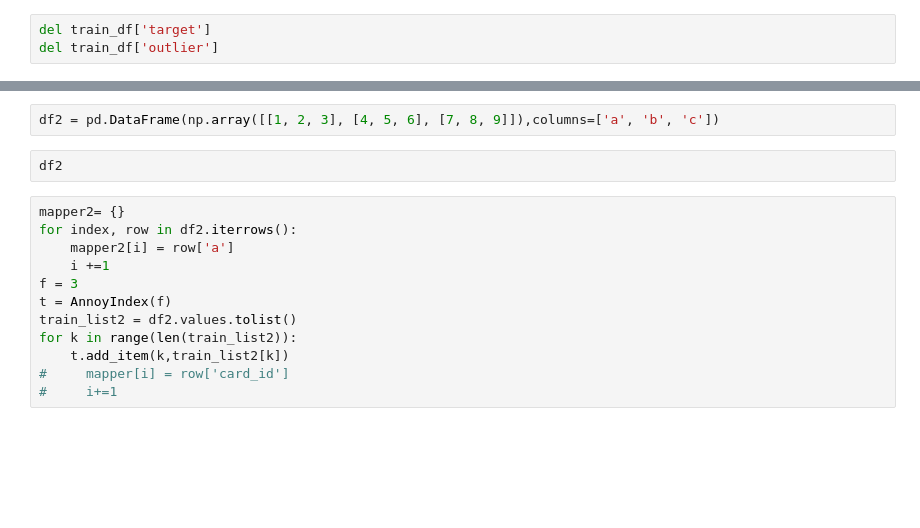
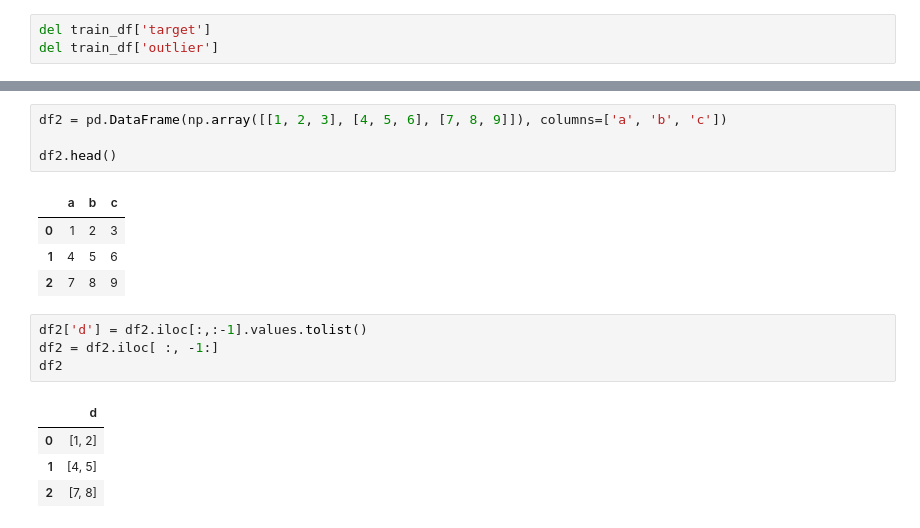
Before and after one commit to dttung2905/Elo-Merchant-Kaggle-2019, a Jupyter notebook: 4_model/combine_dataset3.ipynb, the cells around one changed output, grey strips where cells are left out. Saved outputs shown, nothing was run; the diff lists cells and outputs as text; blank space fills up the shorter version.

```diff
--- a/4_model/combine_dataset3.ipynb
+++ b/4_model/combine_dataset3.ipynb
@@ -195,16 +385,18 @@ X_train.astype(int)
 # %%
-df2 = pd.DataFrame(np.array([[1, 2, 3], [4, 5, 6], [7, 8, 9]]),columns=['a', 'b', 'c'])
+df2 = pd.DataFrame(np.array([[1, 2, 3], [4, 5, 6], [7, 8, 9]]), columns=['a', 'b', 'c'])
+
+df2.head()
+# %% [output]
+|  | a | b | c |
+| 0 | 1 | 2 | 3 |
+| 1 | 4 | 5 | 6 |
+| 2 | 7 | 8 | 9 |
-# %%
-df2
-# %%
-mapper2= {}
-for index, row in df2.iterrows():
-    mapper2[i] = row['a']
-    i +=1
-f = 3
-t = AnnoyIndex(f)
-train_list2 = df2.values.tolist()
-for k in range(len(train_list2)):
-    t.add_item(k,train_list2[k])
-#     mapper[i] = row['card_id']
-#     i+=1
+# %%
+df2['d'] = df2.iloc[:,:-1].values.tolist()
+df2 = df2.iloc[ :, -1:]
+df2
+# %% [output]
+|  | d |
+| 0 | [1, 2] |
+| 1 | [4, 5] |
+| 2 | [7, 8] |
```
Also changed, not shown: parts of 33 cells of this notebook.
